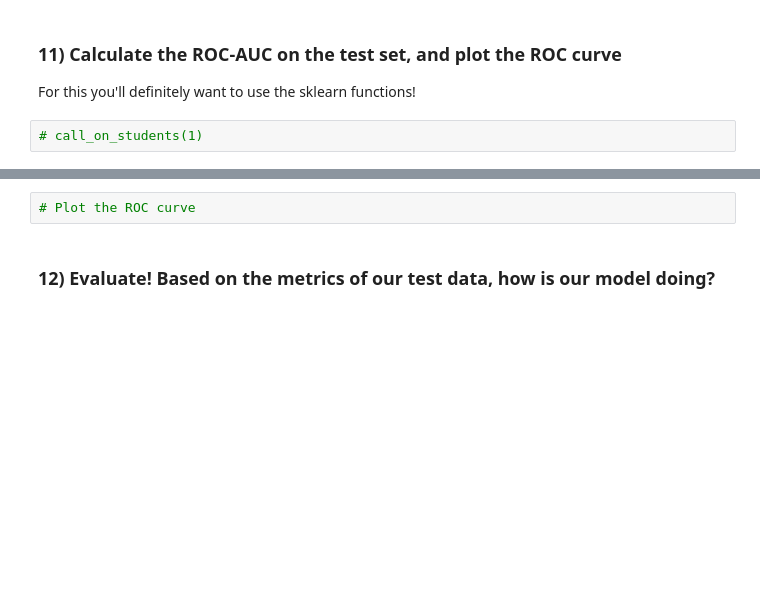
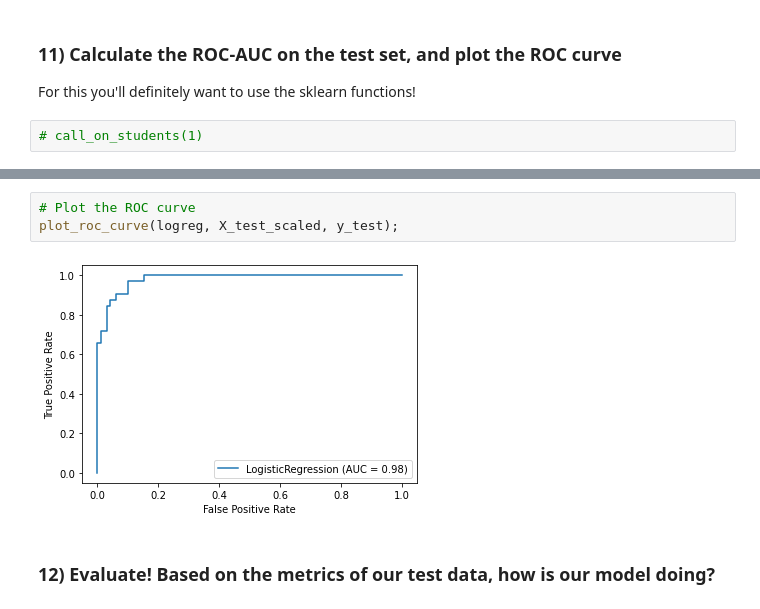
Before and after one commit to anguyen61191/DS-Live-040422, a Jupyter notebook: Phase3/CodeChallengeReview/P3-Code-Challenge-Review.ipynb, the cells around one changed output, grey strips where cells are left out. Saved outputs shown, nothing was run; the diff lists cells and outputs as text; blank space fills up the shorter version.

```diff
--- a/Phase3/CodeChallengeReview/P3-Code-Challenge-Review.ipynb
+++ b/Phase3/CodeChallengeReview/P3-Code-Challenge-Review.ipynb
@@ -188,5 +347,8 @@ For this you'll definitely want to use the sklearn functions!
 # %%
 # Plot the ROC curve
+plot_roc_curve(logreg, X_test_scaled, y_test);
+# %% [output]
+[figure, added]
 # %% [markdown]
 ### 12) Evaluate! Based on the metrics of our test data, how is our model doing?
 # %%
```
Also changed, not shown: parts of 58 cells of this notebook.
